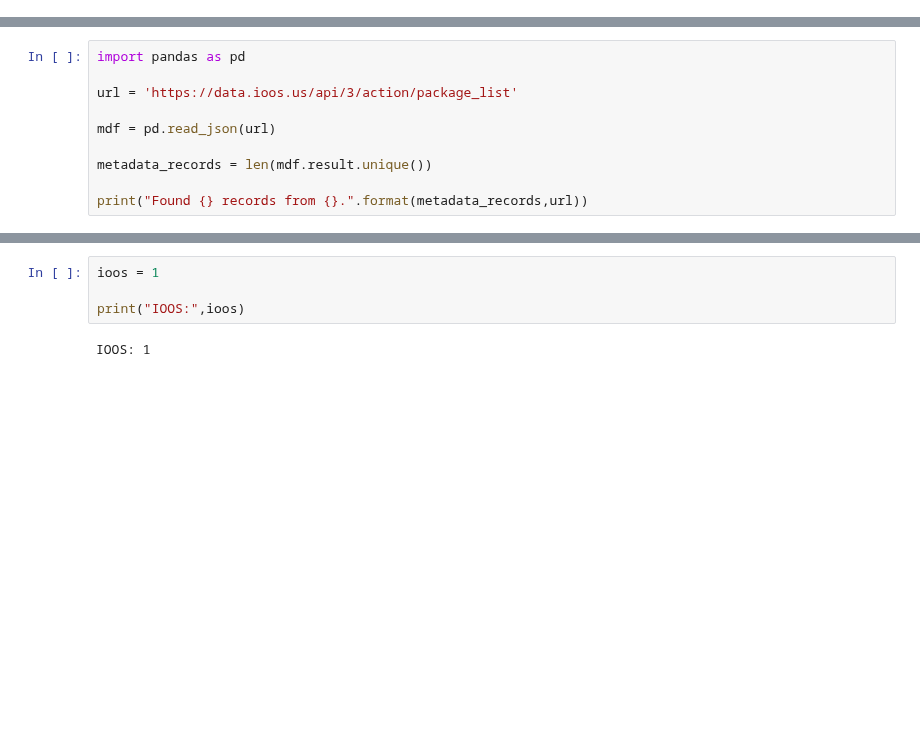
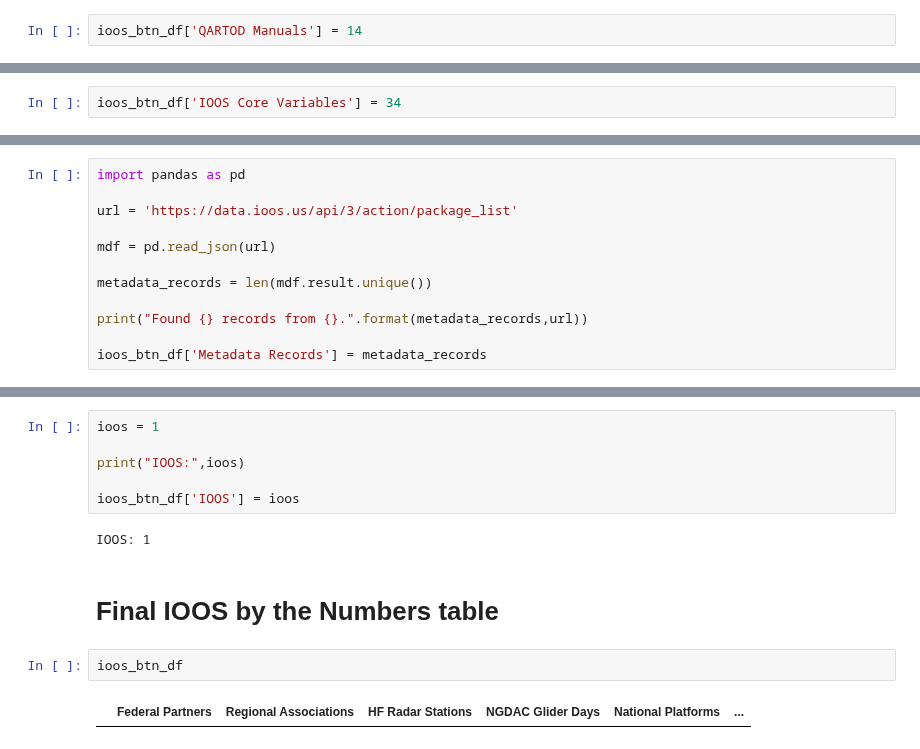
Before and after one commit to ioos/ioos_metrics, a Jupyter notebook: IOOS_BTN.ipynb, the cells around one changed output, grey strips where cells are left out. Saved outputs shown, nothing was run; the diff lists cells and outputs as text; blank space fills up the shorter version.

```diff
--- a/IOOS_BTN.ipynb
+++ b/IOOS_BTN.ipynb
@@ -362,12 +419,16 @@ https://cdn.ioos.noaa.gov/media/2021/10/NHABON-Funding-Awards-FY21_v2.pdf
 ## QARTOD Manuals
 
 https://ioos.noaa.gov/project/qartod/ 14?
+# %%
+ioos_btn_df['QARTOD Manuals'] = 14
 # %% [markdown]
 ## IOOS Core Variables
 
 https://www.iooc.us/task-teams/core-ioos-variables/
 
 34
+# %%
+ioos_btn_df['IOOS Core Variables'] = 34
 # %% [markdown]
 ## Metadata Records
 
@@ -404,6 +470,8 @@ mdf = pd.read_json(url)
 metadata_records = len(mdf.result.unique())
 
 print("Found {} records from {}.".format(metadata_records,url))
+
+ioos_btn_df['Metadata Records'] = metadata_records
 # %% [output]
 Found 9380 records from https://data.ioos.us/api/3/action/package_list.
 # %% [markdown]
@@ -412,5 +480,13 @@ Found 9380 records from https://data.ioos.us/api/3/action/package_list.
 ioos = 1
 
 print("IOOS:",ioos)
+
+ioos_btn_df['IOOS'] = ioos
 # %% [output]
 IOOS: 1
+# %% [markdown]
+# Final IOOS by the Numbers table
+# %%
+ioos_btn_df
+# %% [output]
+|  | Federal Partners | Regional Associations | HF Radar Stations | NGDAC Glider Days | National Platforms | ... |
```
Also changed, not shown: parts of 24 cells of this notebook.
